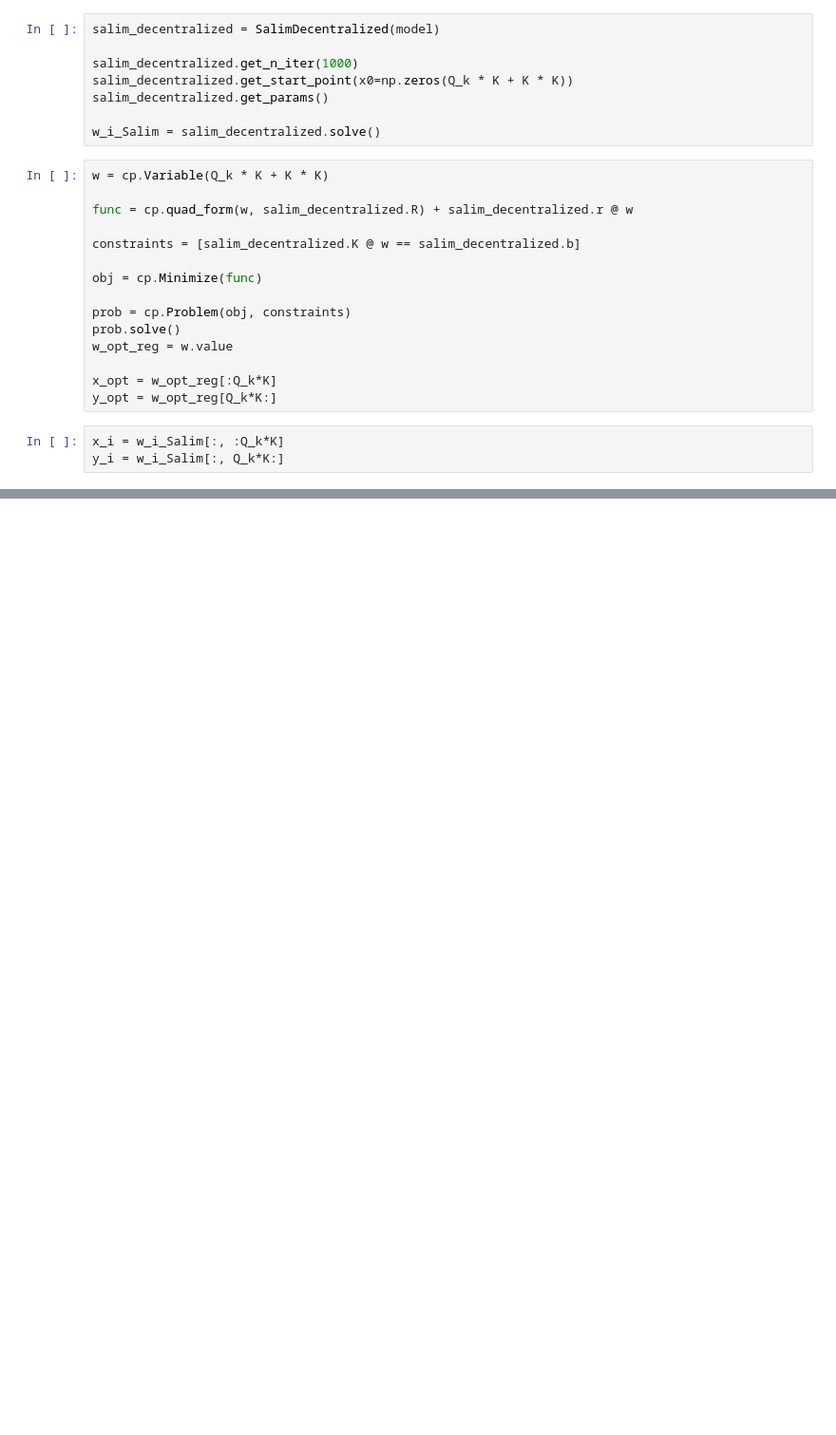
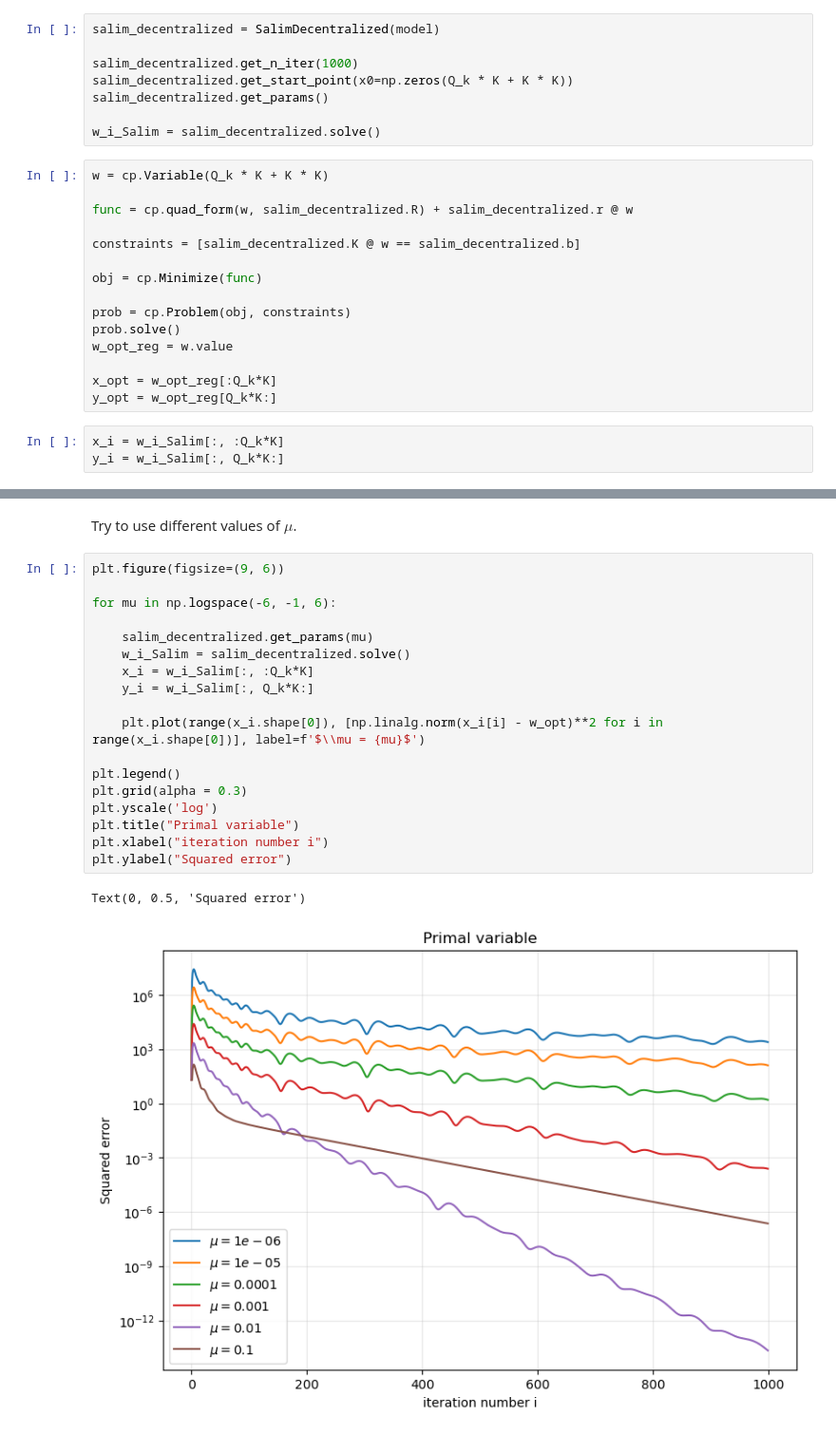
Before and after one commit to kisnikser/Decentralized-Optimization, a Jupyter notebook: comparison.ipynb, the cells around one changed output, grey strips where cells are left out. Shown: that part at 95% size. Cells and saved outputs as stored; diff of their text form; blank space fills up the shorter version.

```diff
--- a/comparison.ipynb
+++ b/comparison.ipynb
@@ -469,0 +471,23 @@ Text(0, 0.5, 'Squared error')
+# %% [markdown]
+Try to use different values of $\mu$.
+# %%
+plt.figure(figsize=(9, 6))
+
+for mu in np.logspace(-6, -1, 6):
+
+    salim_decentralized.get_params(mu)
+    w_i_Salim = salim_decentralized.solve()
+    x_i = w_i_Salim[:, :Q_k*K]
+    y_i = w_i_Salim[:, Q_k*K:]
+
+    plt.plot(range(x_i.shape[0]), [np.linalg.norm(x_i[i] - w_opt)**2 for i in range(x_i.shape[0])], label=f'$\\mu = {mu}$')
+
+plt.legend()
+plt.grid(alpha = 0.3)
+plt.yscale('log')
+plt.title("Primal variable")
+plt.xlabel("iteration number i")
+plt.ylabel("Squared error")
+# %% [output]
+Text(0, 0.5, 'Squared error')
+[figure, added]
```
Also changed, not shown: parts of 14 cells of this notebook, 3 other files.
